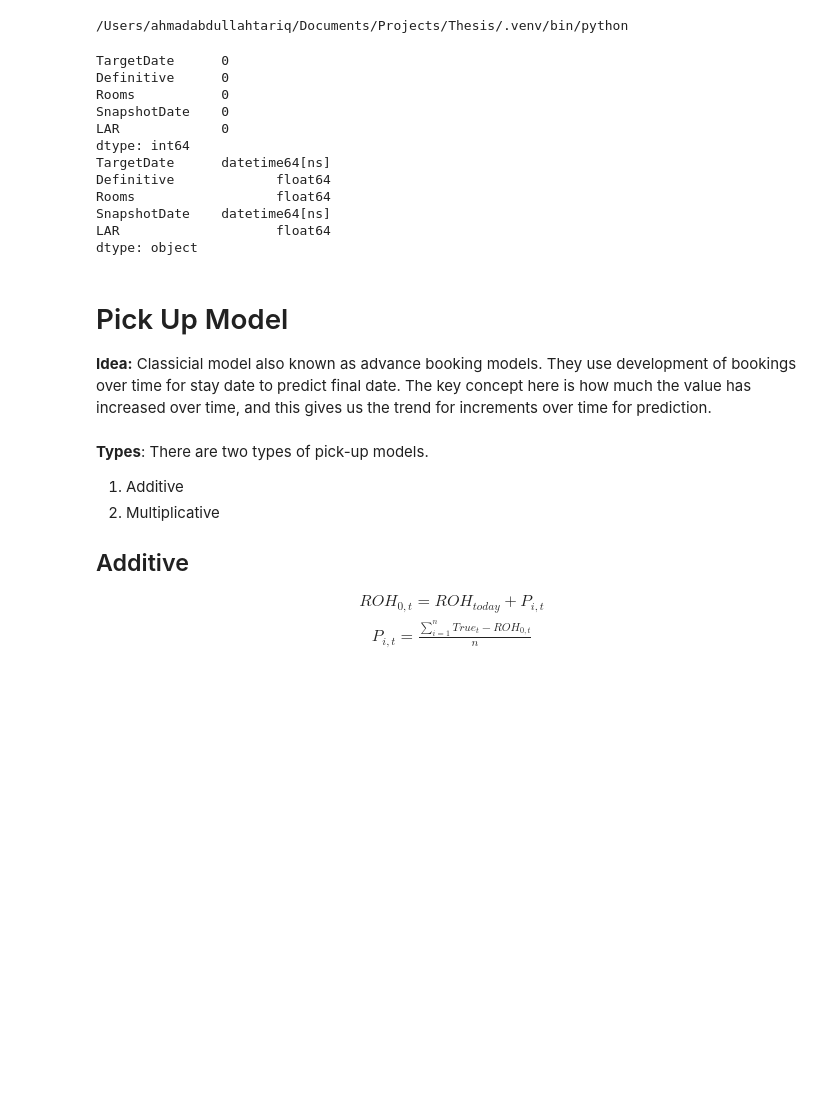
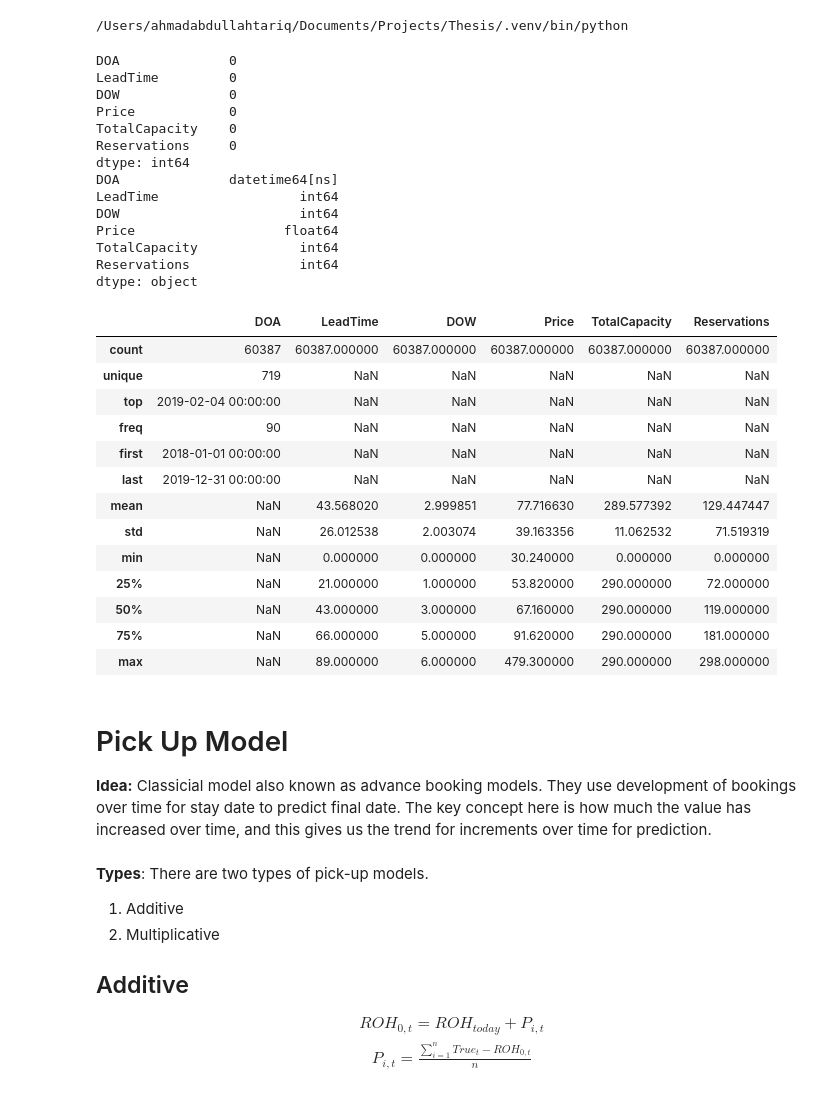
Before and after one commit to ahmadabdullah247/thesis, a Jupyter notebook: SingleHotel/LA_PickUp.ipynb, the cells around one changed output. Cells and saved outputs as stored; diff of their text form; code cells hidden in the pictures; blank space fills up the shorter version.

```diff
--- a/SingleHotel/LA_PickUp.ipynb
+++ b/SingleHotel/LA_PickUp.ipynb
@@ -11,19 +11,36 @@ df = pd.read_pickle('../dataset/preprocessed/284_imputed.pkl')
 # %%
 print(df.isna().sum())
 print(df.dtypes)
+df.describe(include='all')
 # %% [output]
-TargetDate      0
-Definitive      0
-Rooms           0
-SnapshotDate    0
-LAR             0
+DOA              0
+LeadTime         0
+DOW              0
+Price            0
+TotalCapacity    0
+Reservations     0
 dtype: int64
-TargetDate      datetime64[ns]
-Definitive             float64
-Rooms                  float64
-SnapshotDate    datetime64[ns]
-LAR                    float64
+DOA              datetime64[ns]
+LeadTime                  int64
+DOW                       int64
+Price                   float64
+TotalCapacity             int64
+Reservations              int64
 dtype: object
+|  | DOA | LeadTime | DOW | Price | TotalCapacity | Reservations |
+| count | 60387 | 60387.000000 | 60387.000000 | 60387.000000 | 60387.000000 | 60387.000000 |
+| unique | 719 | NaN | NaN | NaN | NaN | NaN |
+| top | 2019-02-04 00:00:00 | NaN | NaN | NaN | NaN | NaN |
+| freq | 90 | NaN | NaN | NaN | NaN | NaN |
+| first | 2018-01-01 00:00:00 | NaN | NaN | NaN | NaN | NaN |
+| last | 2019-12-31 00:00:00 | NaN | NaN | NaN | NaN | NaN |
+| mean | NaN | 43.568020 | 2.999851 | 77.716630 | 289.577392 | 129.447447 |
+| std | NaN | 26.012538 | 2.003074 | 39.163356 | 11.062532 | 71.519319 |
+| min | NaN | 0.000000 | 0.000000 | 30.240000 | 0.000000 | 0.000000 |
+| 25% | NaN | 21.000000 | 1.000000 | 53.820000 | 290.000000 | 72.000000 |
+| 50% | NaN | 43.000000 | 3.000000 | 67.160000 | 290.000000 | 119.000000 |
+| 75% | NaN | 66.000000 | 5.000000 | 91.620000 | 290.000000 | 181.000000 |
+| max | NaN | 89.000000 | 6.000000 | 479.300000 | 290.000000 | 298.000000 |
 # %% [markdown]
 # Pick Up Model
 **Idea:** Classicial model also known as advance booking models. They use development of bookings over time for stay date to predict final date. The key concept here is how much the value has increased over time, and this gives us the trend for increments over time for prediction.
```
Also changed, not shown: parts of 13 cells of this notebook, 11 other files.
